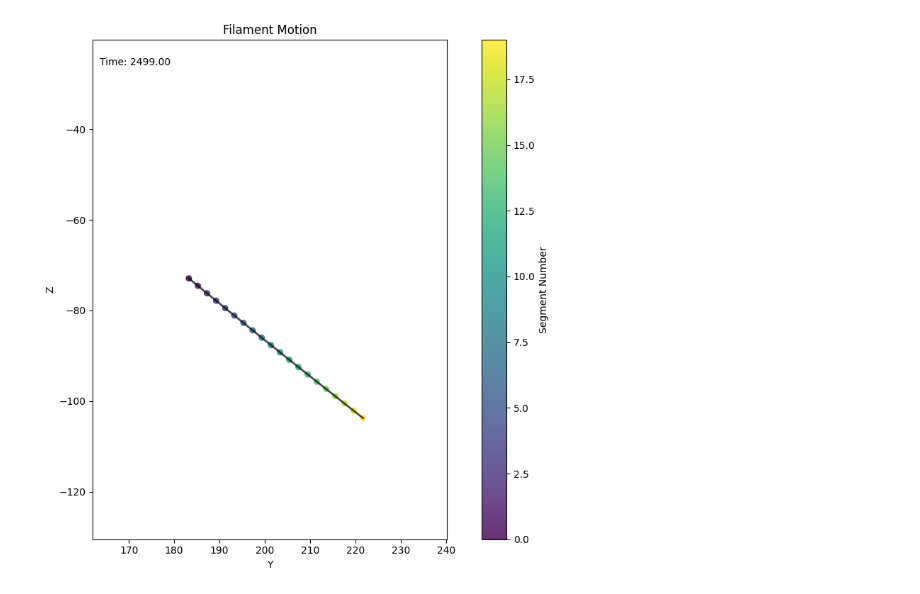
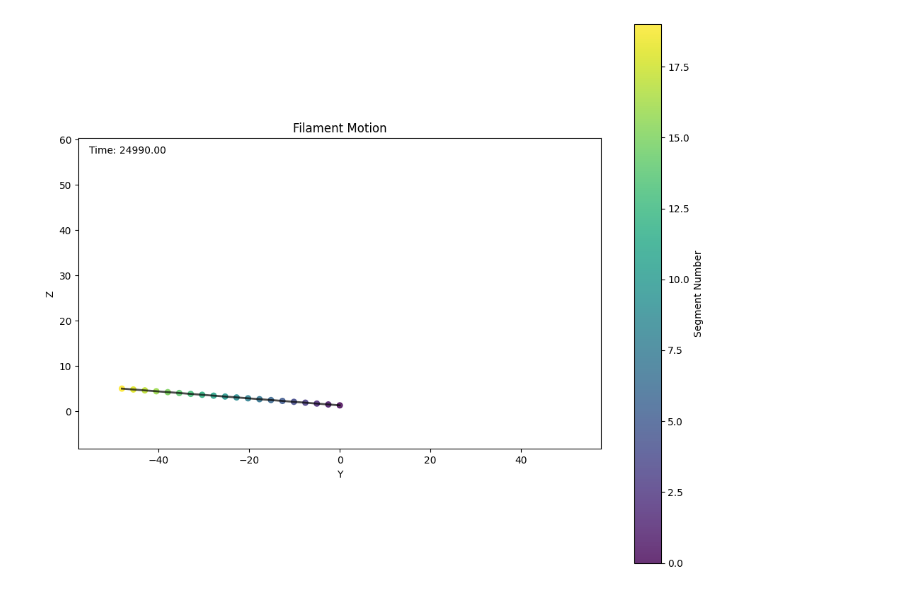
Before and after one commit to Biofluid-Dynamics-Group/cuda-filaments, a Jupyter notebook: analysis/view_beat.ipynb, the cells around one changed output. Saved outputs shown, nothing was run; the diff lists cells and outputs as text; code cells hidden in the pictures.

Commit message:
change to old elasticity: seems like ZVAL isn't doing anything...

```diff
--- a/analysis/view_beat.ipynb
+++ b/analysis/view_beat.ipynb
@@ -3,7 +3,7 @@ import numpy as np
 import matplotlib.pyplot as plt
 from matplotlib.animation import FuncAnimation
 
-file_path = '../data/sphere_one_cilium_no_elas/20250407/ciliate_1fil_9000blob_8.00R_0.0100torsion_0.2182tilt_0.3000f_eff_1.4960theta0_0.0000freqshift_seg_states.dat'
+file_path = '../data/plane_old_elasticity_wgf_zval0.1/20250520/ciliate_1fil_9000blob_8.00R_0.0001torsion_0.2182tilt_0.3000f_eff_1.4960theta0_0.0000freqshift_seg_vels.dat'
 
 data = np.loadtxt(file_path)
 num_steps = data.shape[0]
@@ -49,32 +49,32 @@ def init():
 def update(frame):
   positions = seg_states[frame]
 
   # Update line connecting segments
   line.set_data(positions[:, 1], positions[:, 2])
 
   # Update scatter points
   scatter.set_offsets(positions[:, 1:3])
   scatter.set_array(segment_numbers)
 
   # Update time display
   time_text.set_text(f'Time: {time[frame]:.2f}')
 
   return line, scatter, time_text
 
 # Create animation (use stride to control speed)
-stride = 5  # Adjust this to make animation faster/slower
+stride = 15  # Adjust this to make animation faster/slower
 frames = range(0, num_steps, stride)
 ani = FuncAnimation(fig, update, frames=frames, init_func=init,
           blit=True, interval=30, repeat=True)
 
 # Save animation as GIF
 ani.save('filament_motion.gif', writer='pillow', fps=30)
 
 # Add a colorbar
 cbar = fig.colorbar(scatter, ax=ax)
 cbar.set_label('Segment Number')
 
 plt.tight_layout()
 plt.show()
 # %% [output]
-[figure, old version]
+[figure, new version]
```
Also changed, not shown: 7 other files.
